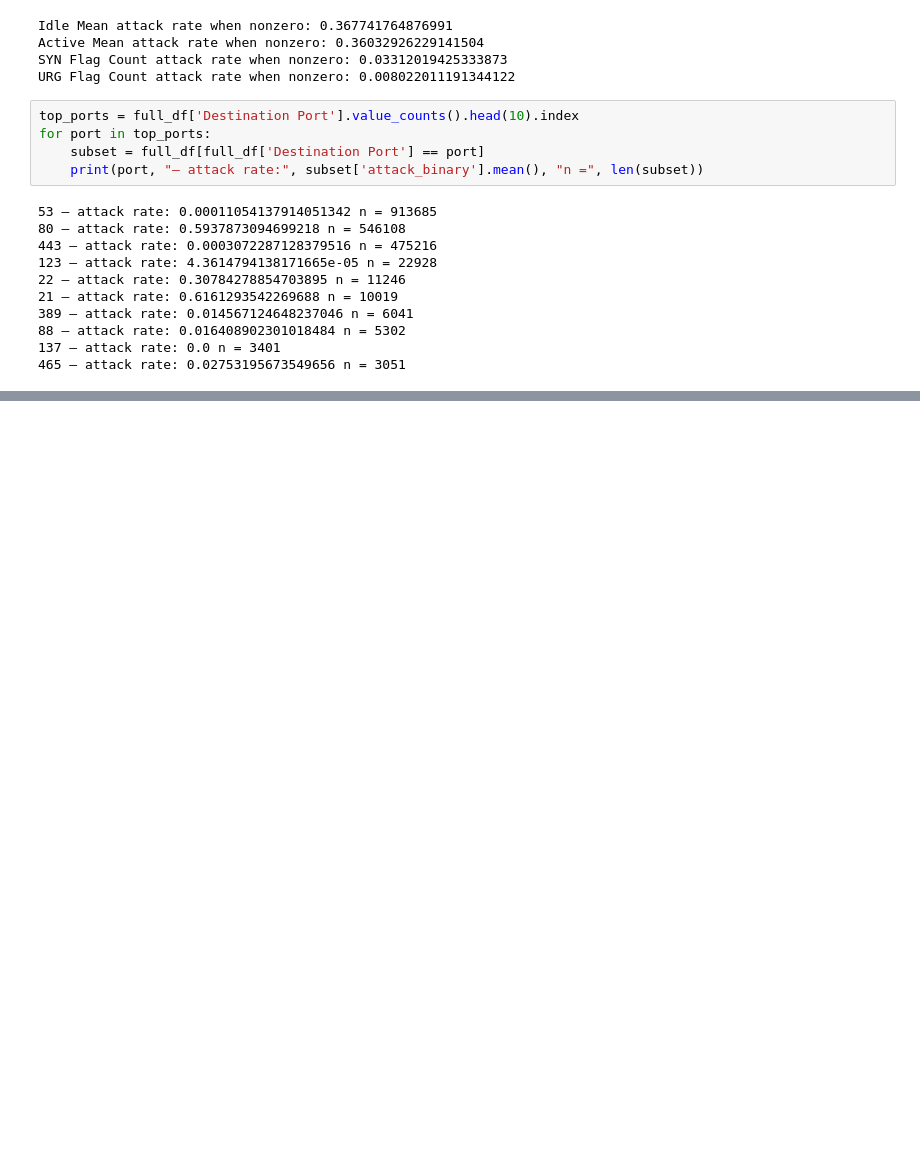
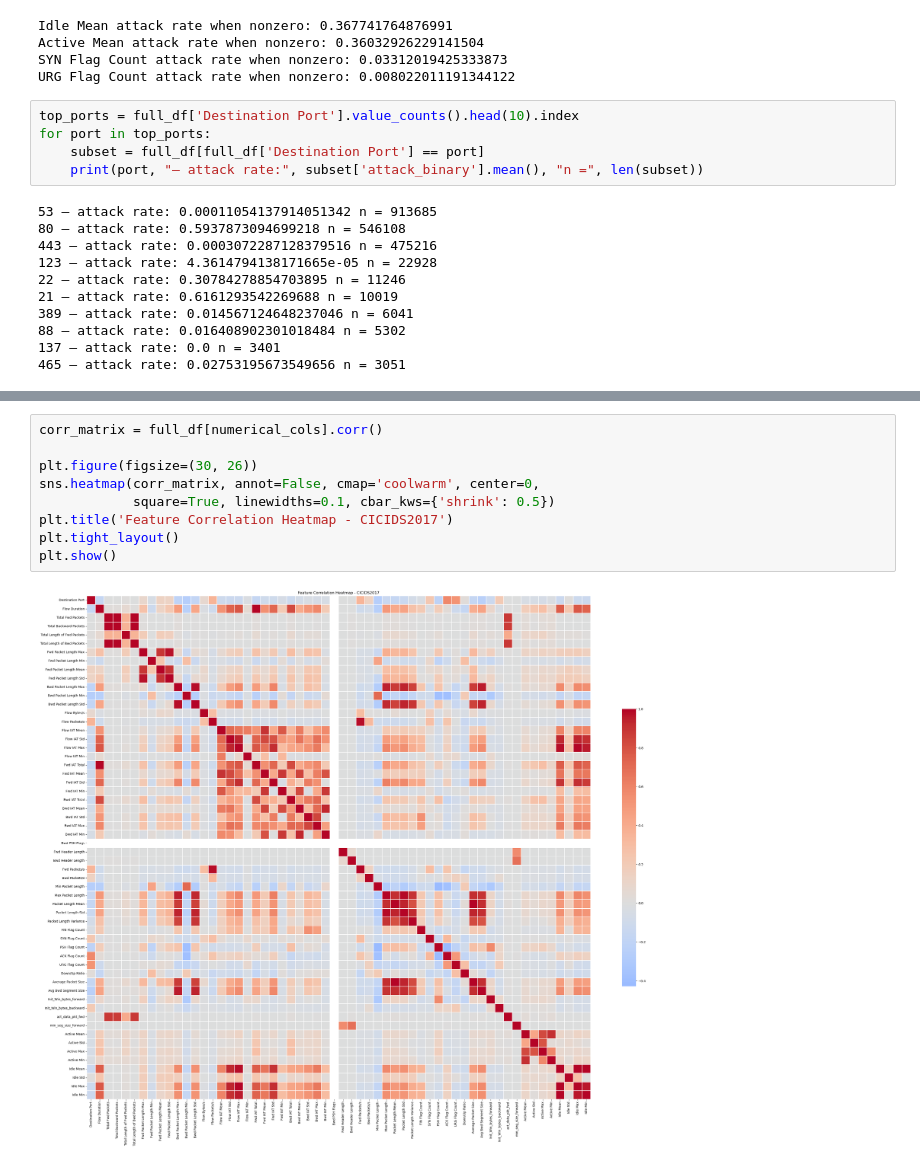
Before and after one commit to Aditi012345/PacketPulse, a Jupyter notebook: utils/EDA_CICIDS.ipynb, the cells around one changed output, grey strips where cells are left out. Drawn from its saved outputs; the diff is of its cells as text; blank space fills up the shorter version.

```diff
--- a/utils/EDA_CICIDS.ipynb
+++ b/utils/EDA_CICIDS.ipynb
@@ -634,0 +663,11 @@ for port in top_ports:
+# %%
+corr_matrix = full_df[numerical_cols].corr()
+
+plt.figure(figsize=(30, 26))
+sns.heatmap(corr_matrix, annot=False, cmap='coolwarm', center=0,
+            square=True, linewidths=0.1, cbar_kws={'shrink': 0.5})
+plt.title('Feature Correlation Heatmap - CICIDS2017')
+plt.tight_layout()
+plt.show()
+# %% [output]
+[figure, added]
```
Also changed, not shown: parts of 10 cells of this notebook.
